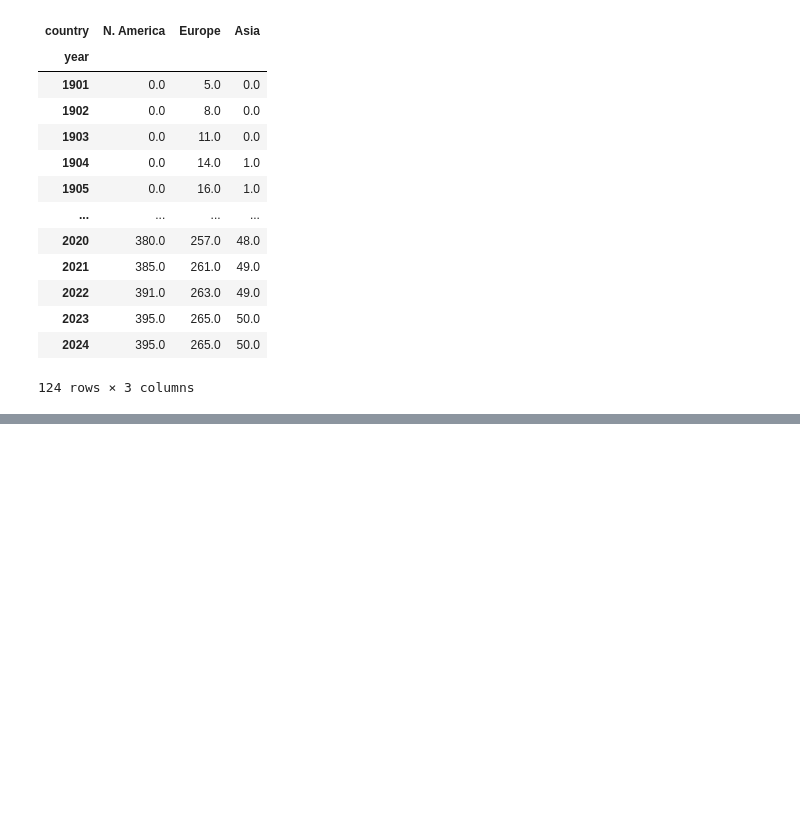
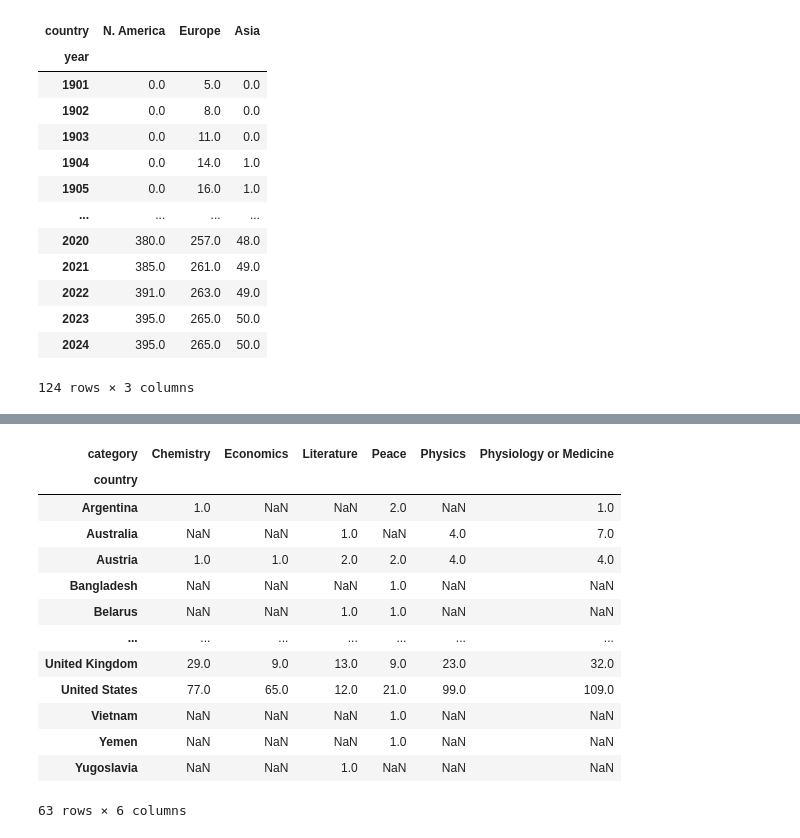
Before and after one commit to FilipeOrfao/data_visualization_with_python_and_javascript, a Jupyter notebook: 014_/main.ipynb, the cells around one changed output, grey strips where cells are left out. Saved outputs shown, nothing was run; the diff lists cells and outputs as text; code cells hidden in the pictures; blank space fills up the shorter version.

```diff
--- a/014_/main.ipynb
+++ b/014_/main.ipynb
@@ -98,0 +168,18 @@ fig.show()
+# %%
+df_country_category = df.groupby(['country','category']).size().unstack()
+df_country_category
+# %% [output]
+| category | Chemistry | Economics | Literature | Peace | Physics | Physiology or Medicine |
+| country |  |  |  |  |  |  |
+| Argentina | 1.0 | NaN | NaN | 2.0 | NaN | 1.0 |
+| Australia | NaN | NaN | 1.0 | NaN | 4.0 | 7.0 |
+| Austria | 1.0 | 1.0 | 2.0 | 2.0 | 4.0 | 4.0 |
+| Bangladesh | NaN | NaN | NaN | 1.0 | NaN | NaN |
+| Belarus | NaN | NaN | 1.0 | 1.0 | NaN | NaN |
+| ... | ... | ... | ... | ... | ... | ... |
+| United Kingdom | 29.0 | 9.0 | 13.0 | 9.0 | 23.0 | 32.0 |
+| United States | 77.0 | 65.0 | 12.0 | 21.0 | 99.0 | 109.0 |
+| Vietnam | NaN | NaN | NaN | 1.0 | NaN | NaN |
+| Yemen | NaN | NaN | NaN | 1.0 | NaN | NaN |
+| Yugoslavia | NaN | NaN | 1.0 | NaN | NaN | NaN |
+63 rows × 6 columns
```
Also changed, not shown: parts of 17 cells of this notebook.
